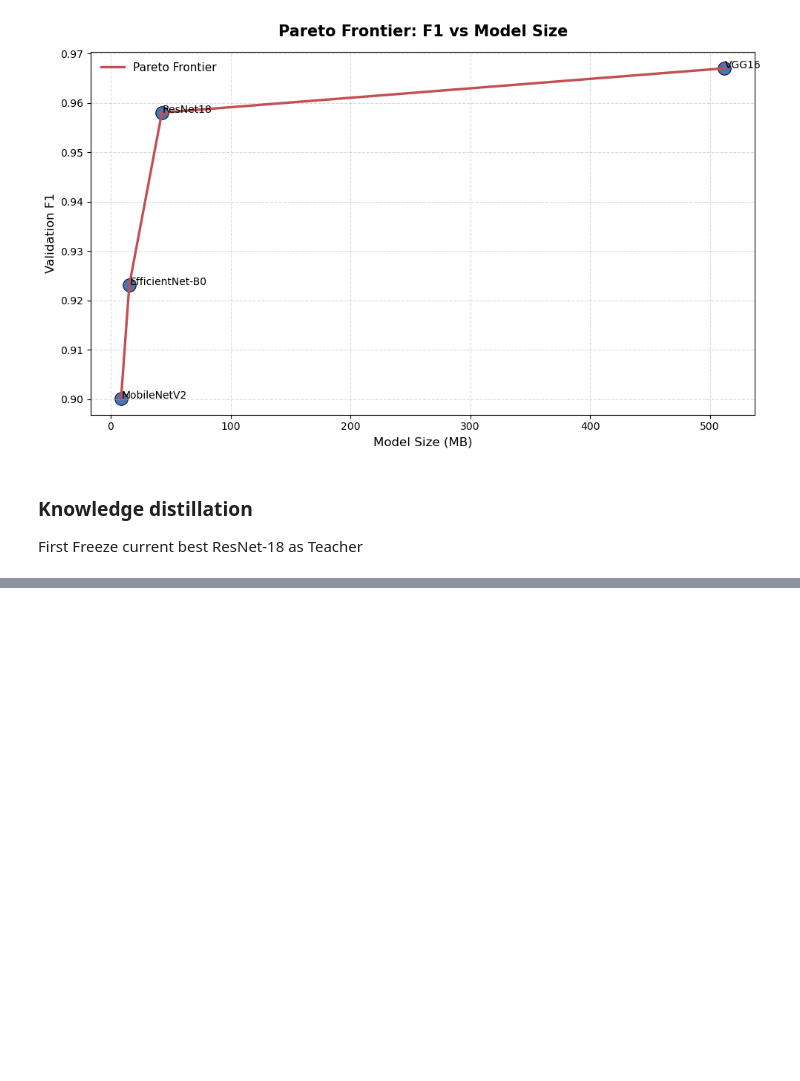
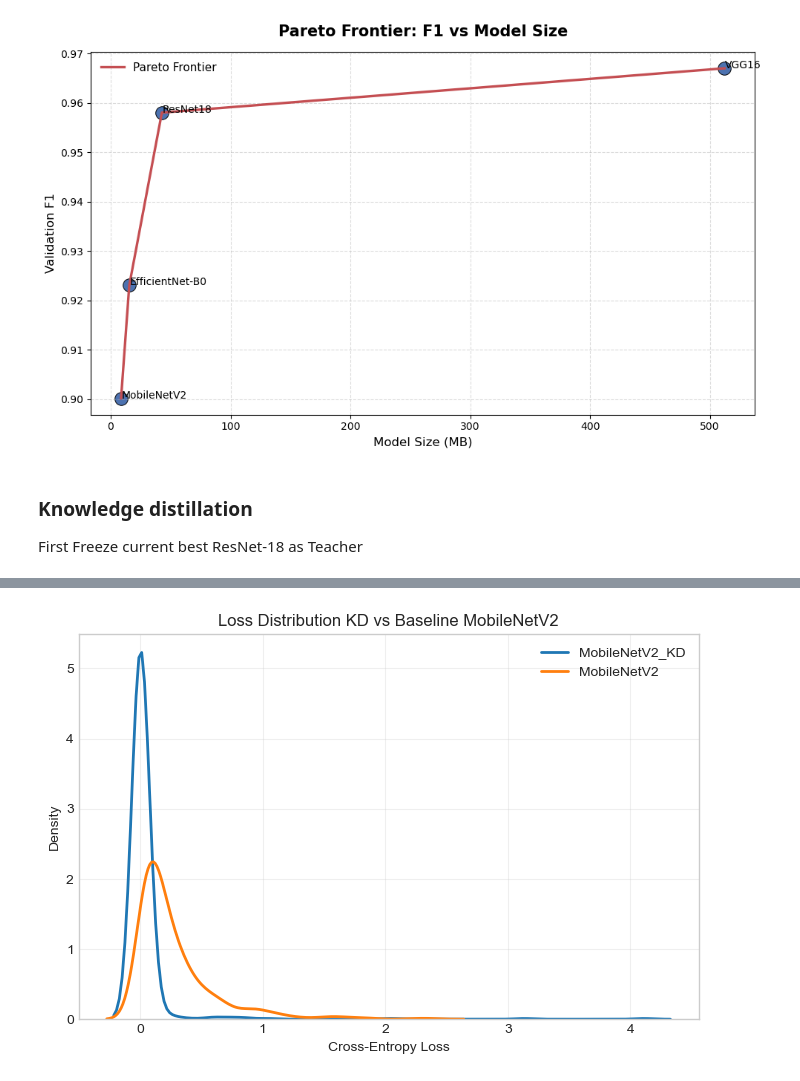
Before and after one commit to Sooihk/Apziva-Project-4-MonReader, a Jupyter notebook: notebooks/monreader.ipynb, the cells around one changed output, grey strips where cells are left out. Saved outputs shown, nothing was run; the diff lists cells and outputs as text; code cells hidden in the pictures; blank space fills up the shorter version.

Commit message:
FInished with final KD plots, next make code production ready.

```diff
--- a/notebooks/monreader.ipynb
+++ b/notebooks/monreader.ipynb
@@ -1464,14 +1441,17 @@ First Freeze current best ResNet-18 as Teacher
 def get_resnet18_teacher_ckpt_path(cfg) -> Path:
     #Return the full path to the chosen ResNet-18 teacher checkpoint.
     teacher_dir = (cfg.root / "models" / "resnet_18" / "checkpoints").resolve()
-    return teacher_dir / "resnet_18_pageflip_full_checkpoint_f10.9581_e14_20251116-014857.pth"
+    return teacher_dir / "resnet_18_pageflip_full_checkpoint_f10.9581_e14_20251123-225022.pth"
 # %%
 def load_resnet18_teacher(num_classes: int, ckpt_path: str, device: torch.device):
     # Load the trained ResNet-18 model and freeze it to act as a teacher
     teacher = models.resnet18(weights=None)     # create a blank ResNet18 with no pretrained weights
     # replace classification head with task's output layer
     in_features = teacher.fc.in_features
-    teacher.fc = nn.Linear(in_features, num_classes)
+    #teacher.fc = nn.Linear(in_features, num_classes)
+    teacher.fc = nn.Sequential(
+    nn.Dropout(0.0),  # Or the dropout used during training
+    nn.Linear(in_features, num_classes))
 
     # Load saved checkpoint file
     state = torch.load(ckpt_path, map_location=device)
@@ -1608,11 +1588,11 @@ def train_student_with_distillation(
         student.eval()
         eval_criterion = nn.CrossEntropyLoss() # cross-entropy for evaluation
         metrics = evaluate(student, val_loader, device, eval_criterion)
-        val_loss = metrics["val_loss"]
-        val_acc  = metrics["val_accuracy"]
-        val_prec = metrics["val_precision"]
-        val_rec  = metrics["val_recall"]
-        val_f1   = metrics["val_f1"]
+        val_loss = metrics["loss"]
+        val_acc  = metrics["accuracy"]
+        val_prec = metrics["precision"]
+        val_rec  = metrics["recall"]
+        val_f1   = metrics["f1"]
         f1_history.append(val_f1)
 
         # Checkpoint saving if val_f1 improved
@@ -1651,10 +1631,10 @@ def train_student_with_distillation(
     print(f"Training complete. Best Val F1: {best_f1:.4f}")
 
     summary = {
-        'acc': best_metrics['val_accuracy'],
-        'prec': best_metrics['val_precision'],
-        'rec': best_metrics['val_recall'],
-        'f1': best_metrics['val_f1']
+        'acc': best_metrics['accuracy'],
+        'prec': best_metrics['precision'],
+        'rec': best_metrics['recall'],
+        'f1': best_metrics['f1']
     }
 
     return student, summary, f1_history
@@ -1805,0 +2083,13 @@ Loss     : 0.2762
+# %%
+device = get_device()
+
+plot_loss_distributions(
+    kd_model,
+    mbv2_model,
+    "MobileNetV2_KD",
+    "MobileNetV2",
+    cfg,
+    device
+)
+# %% [output]
+[figure, added]
```
Also changed, not shown: parts of 25 cells of this notebook.
